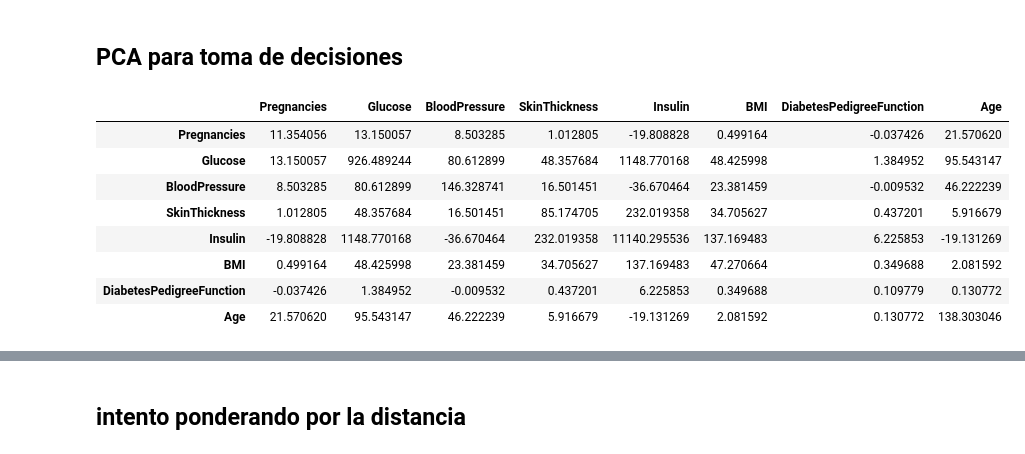
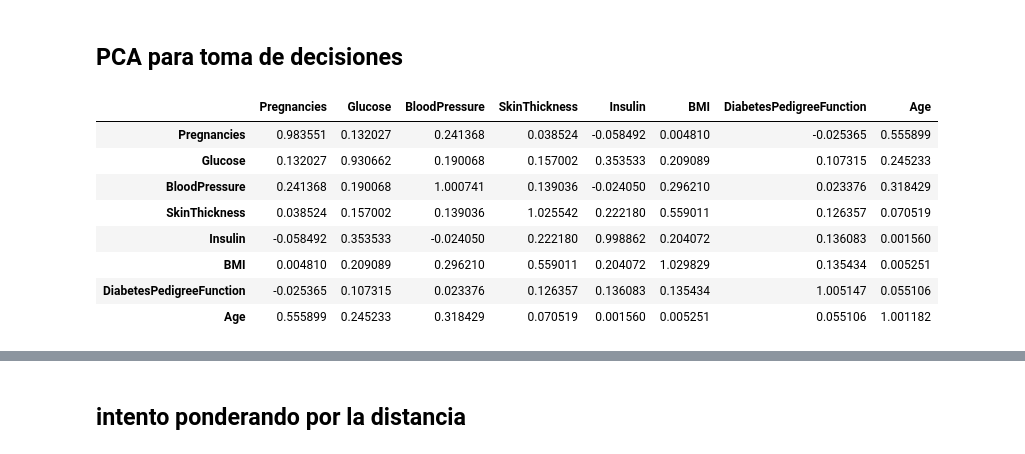
Before and after one commit to sergiomath/dataScience, a Jupyter notebook: Train_data.ipynb, the cells around one changed output, grey strips where cells are left out. Drawn from its saved outputs; the diff is of its cells as text; code cells hidden in the pictures.

```diff
--- a/Train_data.ipynb
+++ b/Train_data.ipynb
@@ -260,16 +247,15 @@ df.cov()
 ## PCA para toma de decisiones
 # %%
 ##### covarianza sin outcome
-dfPCA =pd.DataFrame(df[["Pregnancies","Glucose","BloodPressure","SkinThickness","Insulin",
-        "BMI","DiabetesPedigreeFunction","Age"]])
+dfPCA =pd.DataFrame(Entrena)
 dfPCA.cov()
 # %% [output]
 |  | Pregnancies | Glucose | BloodPressure | SkinThickness | Insulin | BMI | DiabetesPedigreeFunction | Age |
-| Pregnancies | 11.354056 | 13.150057 | 8.503285 | 1.012805 | -19.808828 | 0.499164 | -0.037426 | 21.570620 |
-| Glucose | 13.150057 | 926.489244 | 80.612899 | 48.357684 | 1148.770168 | 48.425998 | 1.384952 | 95.543147 |
-| BloodPressure | 8.503285 | 80.612899 | 146.328741 | 16.501451 | -36.670464 | 23.381459 | -0.009532 | 46.222239 |
-| SkinThickness | 1.012805 | 48.357684 | 16.501451 | 85.174705 | 232.019358 | 34.705627 | 0.437201 | 5.916679 |
-| Insulin | -19.808828 | 1148.770168 | -36.670464 | 232.019358 | 11140.295536 | 137.169483 | 6.225853 | -19.131269 |
-| BMI | 0.499164 | 48.425998 | 23.381459 | 34.705627 | 137.169483 | 47.270664 | 0.349688 | 2.081592 |
-| DiabetesPedigreeFunction | -0.037426 | 1.384952 | -0.009532 | 0.437201 | 6.225853 | 0.349688 | 0.109779 | 0.130772 |
-| Age | 21.570620 | 95.543147 | 46.222239 | 5.916679 | -19.131269 | 2.081592 | 0.130772 | 138.303046 |
+| Pregnancies | 0.983551 | 0.132027 | 0.241368 | 0.038524 | -0.058492 | 0.004810 | -0.025365 | 0.555899 |
+| Glucose | 0.132027 | 0.930662 | 0.190068 | 0.157002 | 0.353533 | 0.209089 | 0.107315 | 0.245233 |
+| BloodPressure | 0.241368 | 0.190068 | 1.000741 | 0.139036 | -0.024050 | 0.296210 | 0.023376 | 0.318429 |
+| SkinThickness | 0.038524 | 0.157002 | 0.139036 | 1.025542 | 0.222180 | 0.559011 | 0.126357 | 0.070519 |
+| Insulin | -0.058492 | 0.353533 | -0.024050 | 0.222180 | 0.998862 | 0.204072 | 0.136083 | 0.001560 |
+| BMI | 0.004810 | 0.209089 | 0.296210 | 0.559011 | 0.204072 | 1.029829 | 0.135434 | 0.005251 |
+| DiabetesPedigreeFunction | -0.025365 | 0.107315 | 0.023376 | 0.126357 | 0.136083 | 0.135434 | 1.005147 | 0.055106 |
+| Age | 0.555899 | 0.245233 | 0.318429 | 0.070519 | 0.001560 | 0.005251 | 0.055106 | 1.001182 |
```
Also changed, not shown: parts of 24 cells of this notebook.
